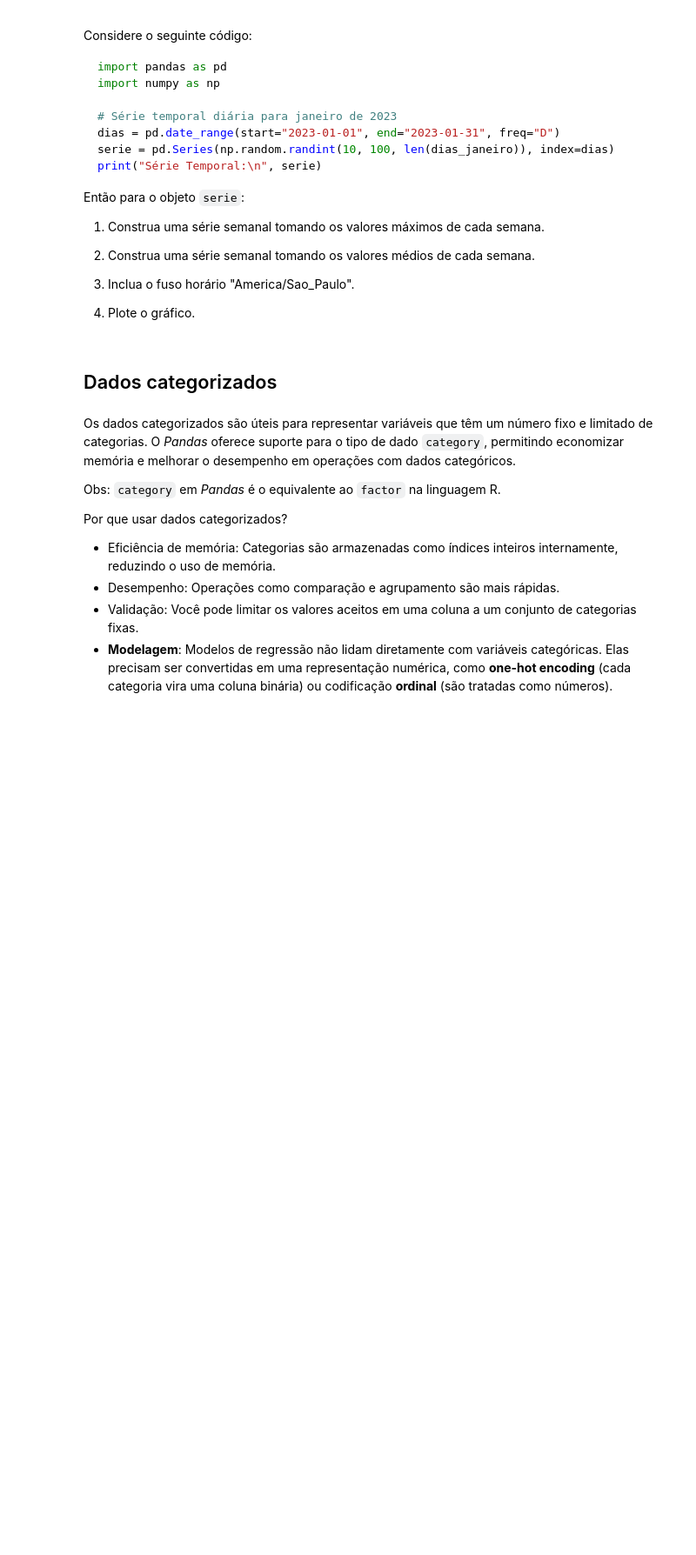
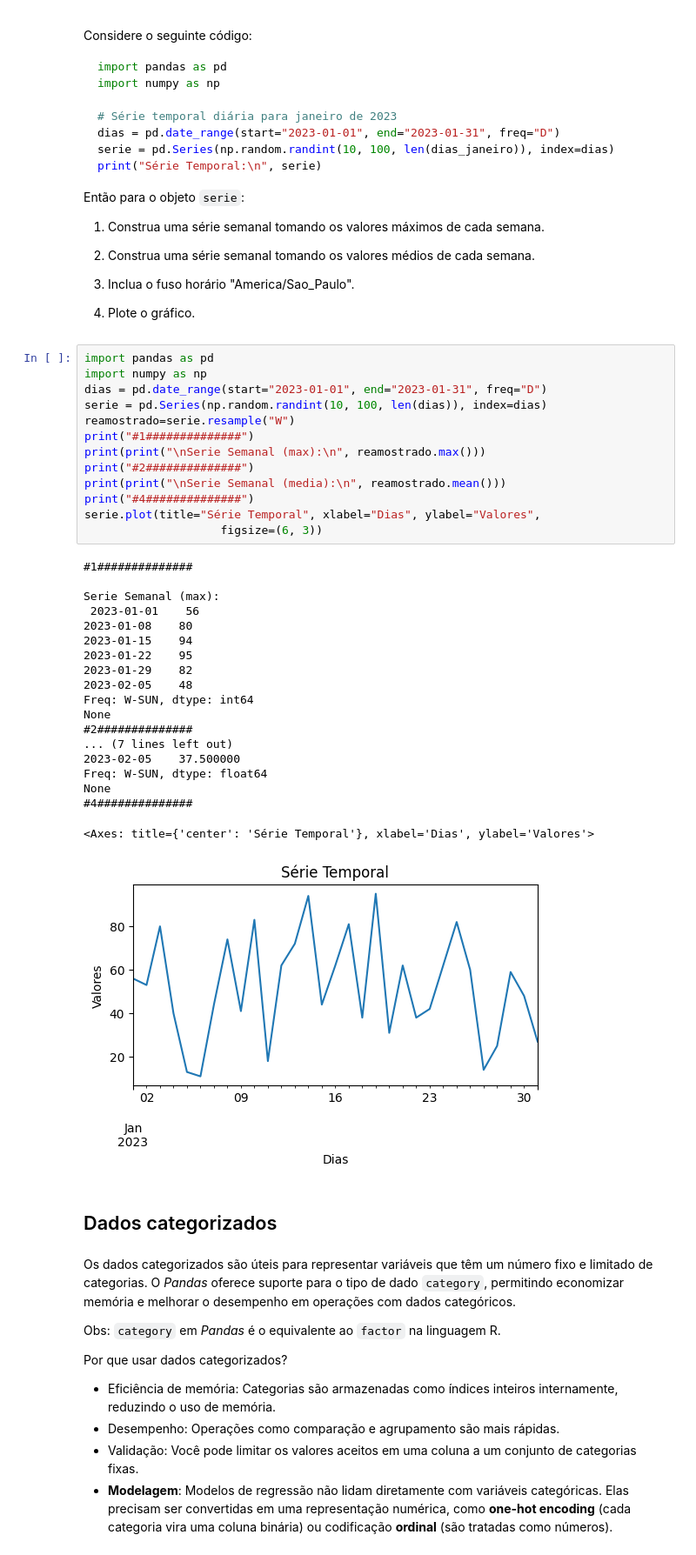
Before and after one commit to py241012525/CEE2, a Jupyter notebook: aulas.ipynb, the cells around one changed output. Shown: that part at 87% size. Cells and saved outputs as stored; diff of their text form; blank space fills up the shorter version.

Commit message:
02/12/24-Introdução ao pandas-Exercicio 10

```diff
--- a/aulas.ipynb
+++ b/aulas.ipynb
@@ -3760,6 +3871,39 @@ Então para o objeto `serie`:
 3. Inclua o fuso horário "America/Sao_Paulo".
 
 4. Plote o gráfico.
+# %%
+import pandas as pd
+import numpy as np
+dias = pd.date_range(start="2023-01-01", end="2023-01-31", freq="D")
+serie = pd.Series(np.random.randint(10, 100, len(dias)), index=dias)
+reamostrado=serie.resample("W")
+print("#1##############")
+print(print("\nSerie Semanal (max):\n", reamostrado.max()))
+print("#2##############")
+print(print("\nSerie Semanal (media):\n", reamostrado.mean()))
+print("#4##############")
+serie.plot(title="Série Temporal", xlabel="Dias", ylabel="Valores",
+                    figsize=(6, 3))
+# %% [output]
+#1##############
+
+Serie Semanal (max):
+ 2023-01-01    56
+2023-01-08    80
+2023-01-15    94
+2023-01-22    95
+2023-01-29    82
+2023-02-05    48
+Freq: W-SUN, dtype: int64
+None
+#2##############
+... (7 lines left out)
+2023-02-05    37.500000
+Freq: W-SUN, dtype: float64
+None
+#4##############
+<Axes: title={'center': 'Série Temporal'}, xlabel='Dias', ylabel='Valores'>
+[figure, added]
 # %% [markdown]
 ## Dados categorizados
 # %% [markdown]
```
Also changed, not shown: parts of 8 cells of this notebook.
